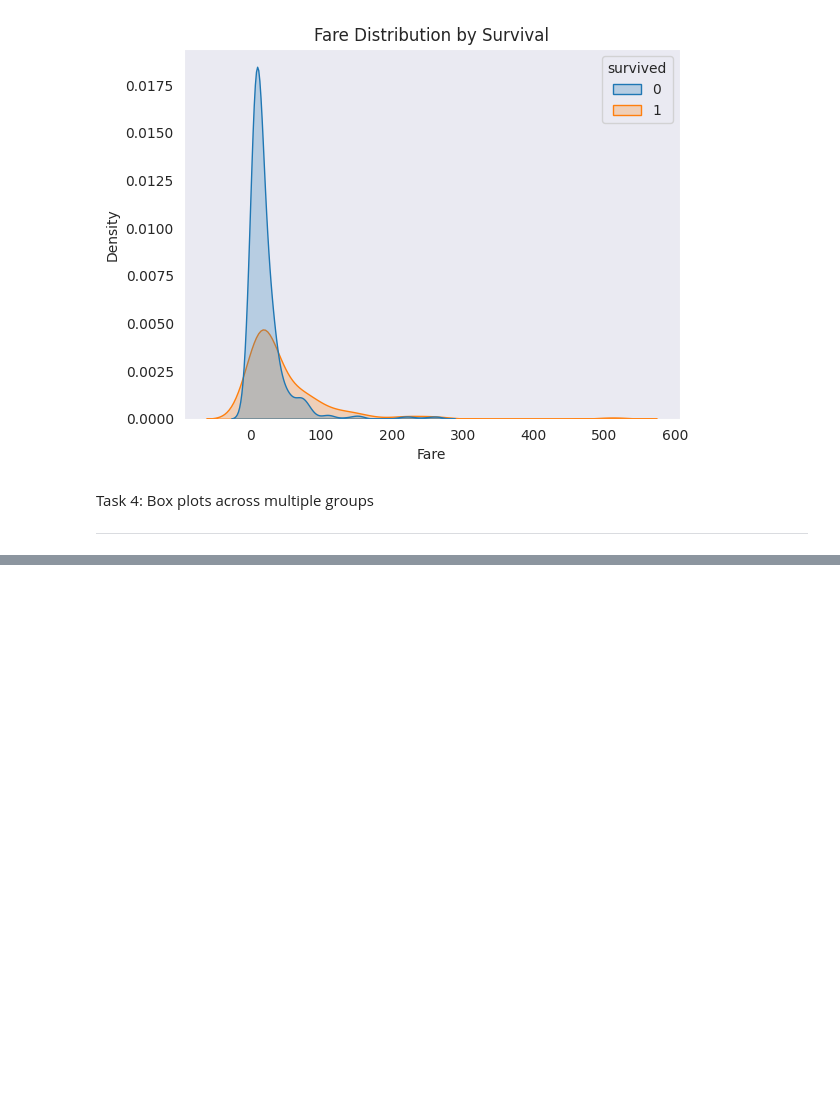
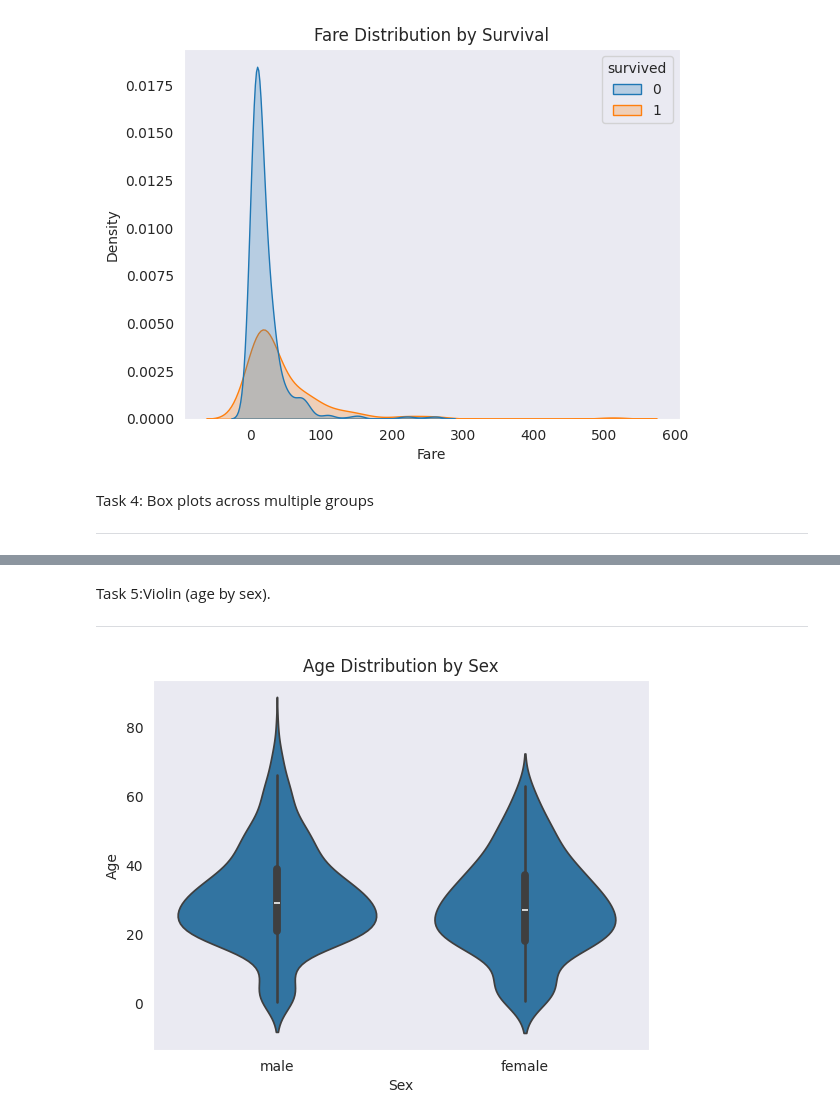
Before and after one commit to surafelmeharihaile-ai/Data110, a Jupyter notebook: week_5and6_surafel_haile.ipynb, the cells around one changed output, grey strips where cells are left out. Saved outputs shown, nothing was run; the diff lists cells and outputs as text; code cells hidden in the pictures; blank space fills up the shorter version.

```diff
--- a/week_5and6_surafel_haile.ipynb
+++ b/week_5and6_surafel_haile.ipynb
@@ -73,0 +86,12 @@ Task 4: Box plots across multiple groups
+# %% [markdown]
+Task 5:Violin (age by sex).
+
+---
+# %%
+sns.violinplot(data=titanic, x='sex', y='age')
+plt.title('Age Distribution by Sex')
+plt.xlabel('Sex')
+plt.ylabel('Age')
+plt.show()
+# %% [output]
+[figure, added]
```
Also changed, not shown: parts of 2 cells of this notebook.
